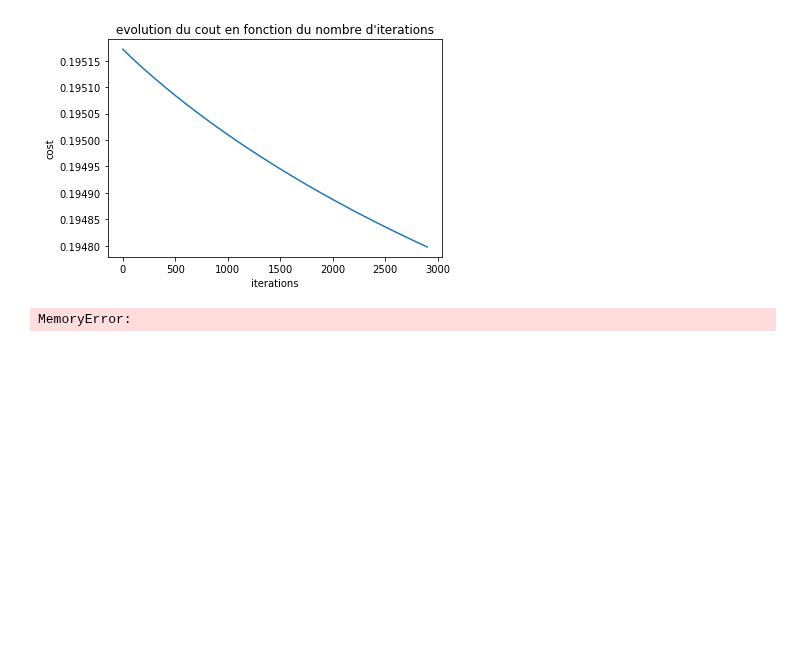
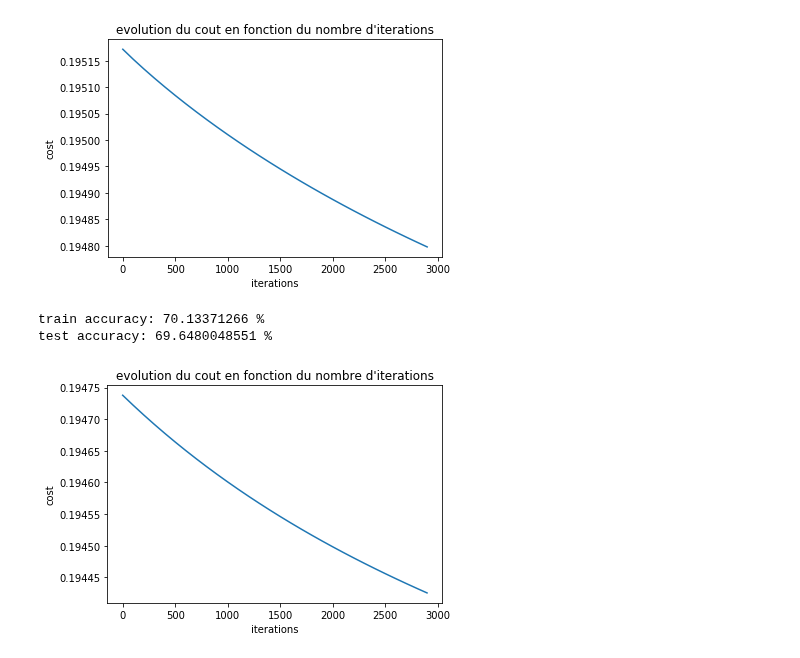
Before and after one commit to chubby47/kaggle_soccer, a Jupyter notebook: problematique_2.ipynb, the cells around one changed output. Drawn from its saved outputs; the diff is of its cells as text; code cells hidden in the pictures; blank space fills up the shorter version.

```diff
--- a/problematique_2.ipynb
+++ b/problematique_2.ipynb
@@ -380,8 +425,10 @@ costs, _,_ = perceptron.train(X_train, y_train, X_test, y_test, nbiterations=300
 train accuracy: 69.8416311048 %
 test accuracy: 69.3749051737 %
 [figure]
-# %%
-nn = hiddenLayerPerceptron(X_test.shape[0], 4)
-nn.train(X_test, y_test, X_test, y_test, learning_rate=0.001, nbiterations=1, verbose=True)
-# %% [output]
-MemoryError:
+# %%
+kperceptron = KernelPerceptron(X_train.shape[0])
+costs, _,_ = perceptron.train(X_train, y_train, X_test, y_test, nbiterations=3000, learning_rate=0.1)
+# %% [output]
+train accuracy: 70.13371266 %
+test accuracy: 69.6480048551 %
+[figure, added]
```
Also changed, not shown: parts of 2 cells of this notebook.
